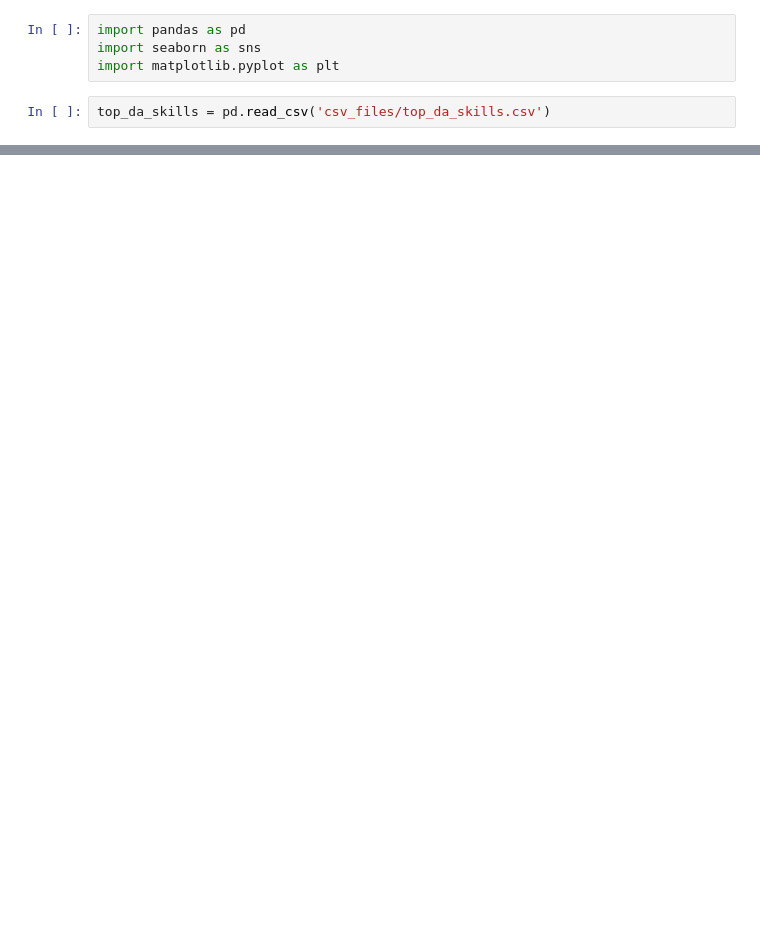
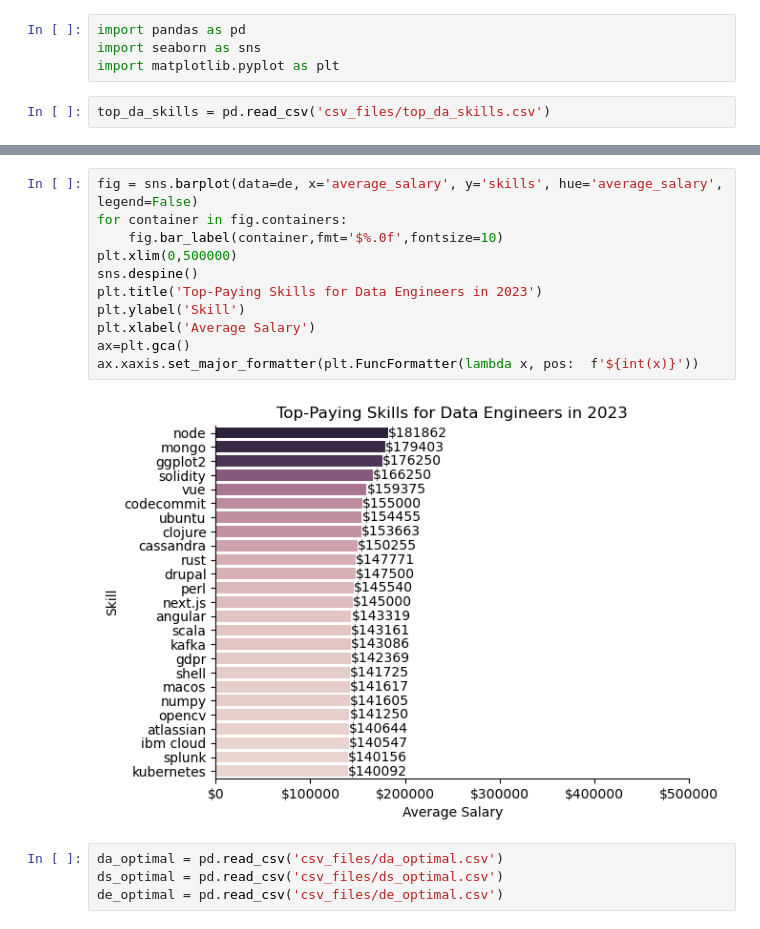
Before and after one commit to dylansti02/sql_project_data_job_analysis, a Jupyter notebook: project_visualizations.ipynb, the cells around one changed output, grey strips where cells are left out. Cells and saved outputs as stored; diff of their text form; blank space fills up the shorter version.

```diff
--- a/project_visualizations.ipynb
+++ b/project_visualizations.ipynb
@@ -15,0 +48,17 @@ top_da_skills.head()
+# %%
+fig = sns.barplot(data=de, x='average_salary', y='skills', hue='average_salary', legend=False)
+for container in fig.containers:
+    fig.bar_label(container,fmt='$%.0f',fontsize=10)
+plt.xlim(0,500000)
+sns.despine()
+plt.title('Top-Paying Skills for Data Engineers in 2023')
+plt.ylabel('Skill')
+plt.xlabel('Average Salary')
+ax=plt.gca()
+ax.xaxis.set_major_formatter(plt.FuncFormatter(lambda x, pos:  f'${int(x)}'))
+# %% [output]
+[figure, added]
+# %%
+da_optimal = pd.read_csv('csv_files/da_optimal.csv')
+ds_optimal = pd.read_csv('csv_files/ds_optimal.csv')
+de_optimal = pd.read_csv('csv_files/de_optimal.csv')
```
Also changed, not shown: parts of 10 cells of this notebook, 3 other files.
